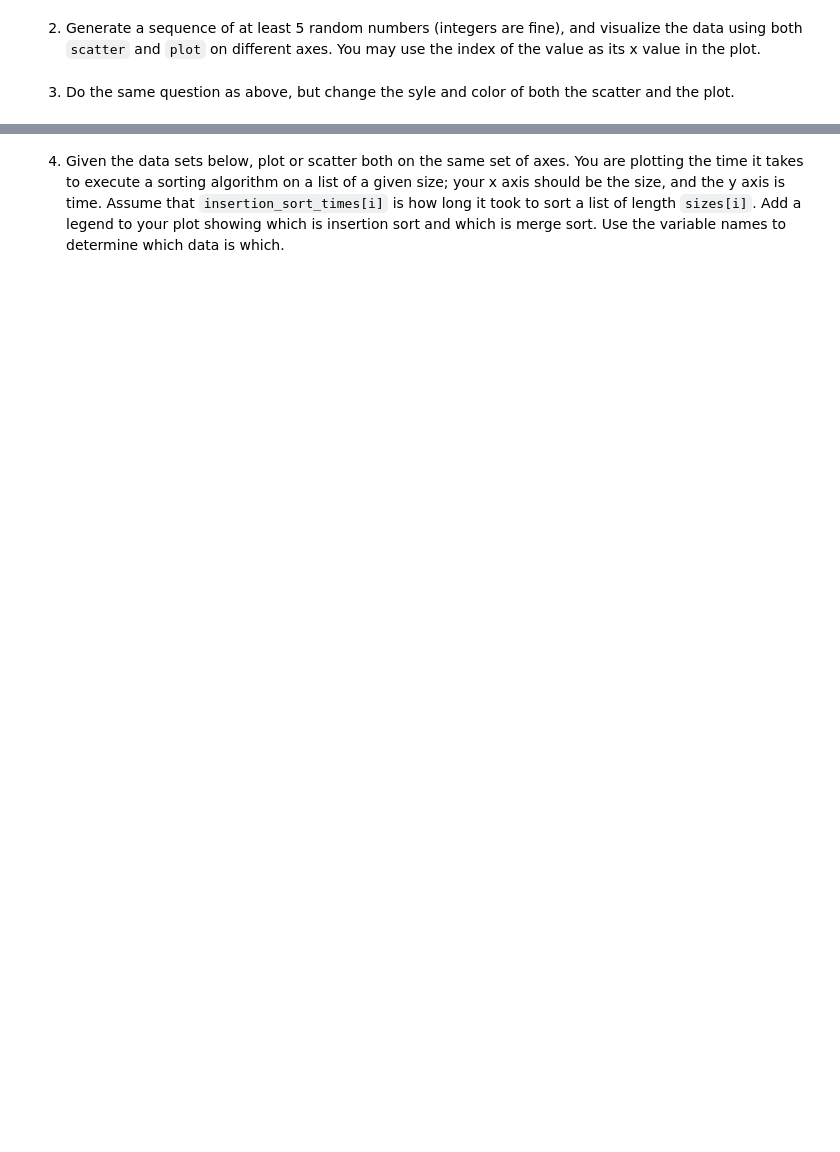
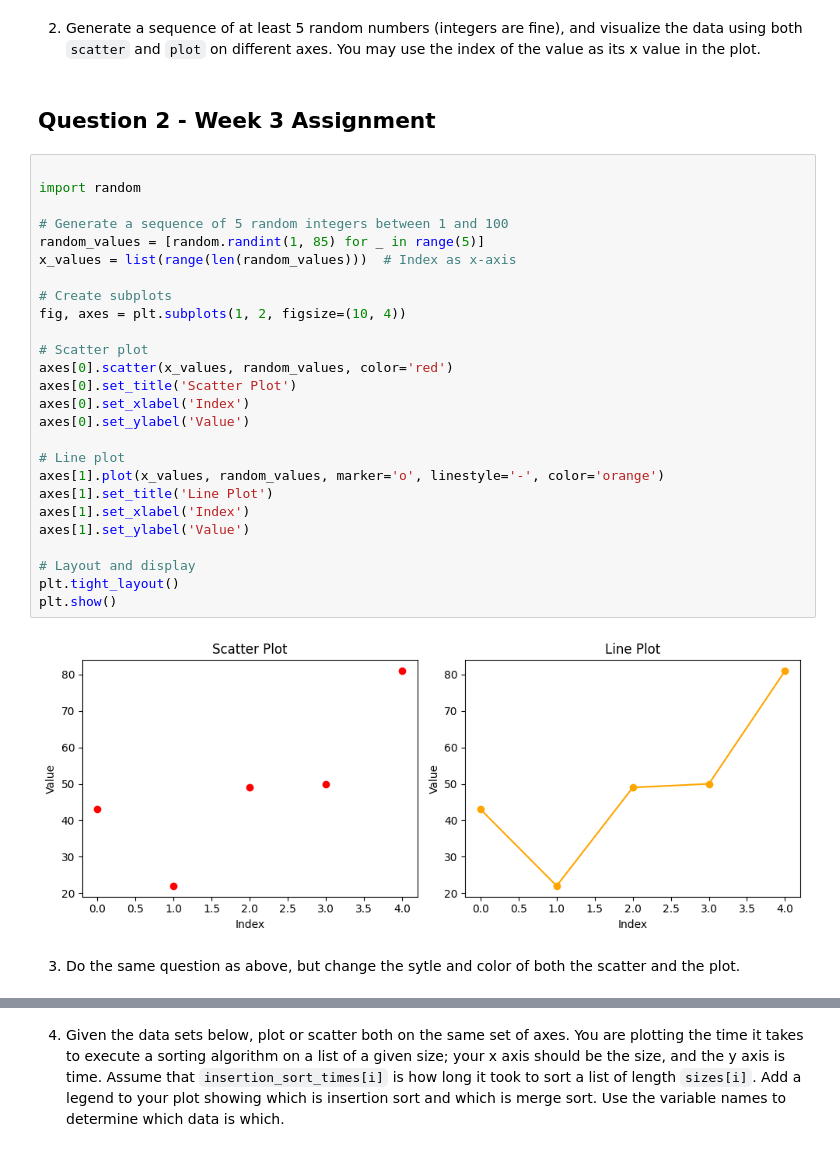
Before and after one commit to hrawp/dm_nlp_week3, a Jupyter notebook: pyplot.ipynb, the cells around one changed output, grey strips where cells are left out. Saved outputs shown, nothing was run; the diff lists cells and outputs as text; blank space fills up the shorter version.

```diff
--- a/pyplot.ipynb
+++ b/pyplot.ipynb
@@ -28,4 +46,34 @@ letter_freq = dict(Counter(TEXT))
 # %% [markdown]
 2. Generate a sequence of at least 5 random numbers (integers are fine), and visualize the data using both `scatter` and `plot` on different axes.  You may use the index of the value as its x value in the plot.
+# %% [markdown]
+## Question 2 - Week 3 Assignment
+# %%
+
+import random
+
+# Generate a sequence of 5 random integers between 1 and 100
+random_values = [random.randint(1, 85) for _ in range(5)]
+x_values = list(range(len(random_values)))  # Index as x-axis
+
+# Create subplots
+fig, axes = plt.subplots(1, 2, figsize=(10, 4))
+
+# Scatter plot
+axes[0].scatter(x_values, random_values, color='red')
+axes[0].set_title('Scatter Plot')
+axes[0].set_xlabel('Index')
+axes[0].set_ylabel('Value')
+
+# Line plot
+axes[1].plot(x_values, random_values, marker='o', linestyle='-', color='orange')
+axes[1].set_title('Line Plot')
+axes[1].set_xlabel('Index')
+axes[1].set_ylabel('Value')
+
+# Layout and display
+plt.tight_layout()
+plt.show()
+# %% [output]
+[figure, added]
 # %% [markdown]
-3. Do the same question as above, but change the syle and color of both the scatter and the plot.
+3. Do the same question as above, but change the sytle and color of both the scatter and the plot.
```
Also changed, not shown: parts of 5 cells of this notebook.
